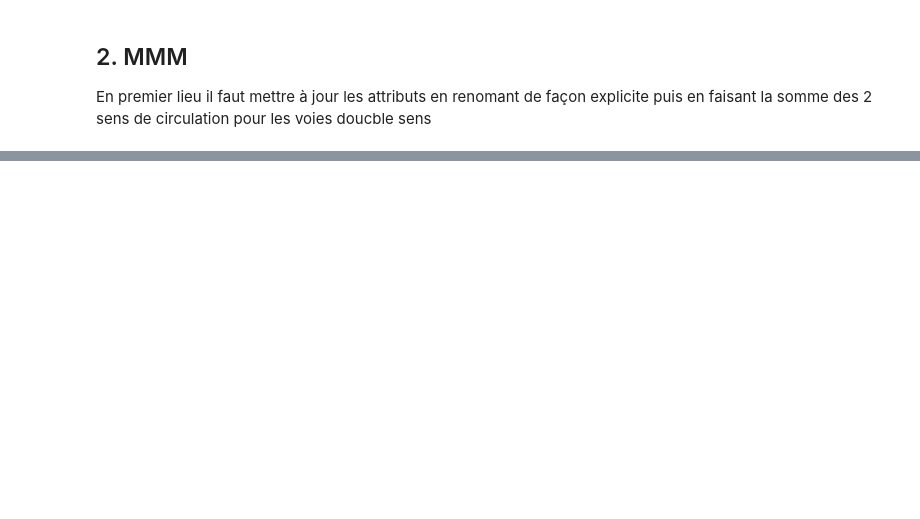
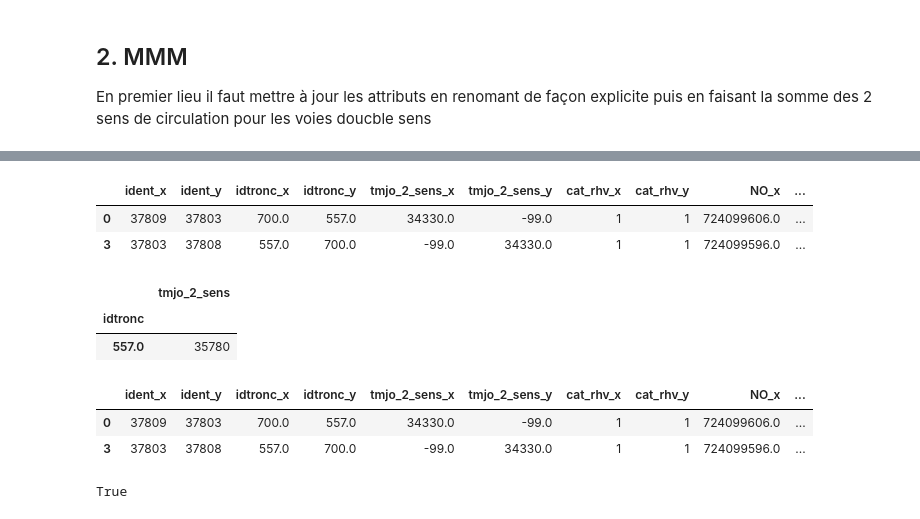
Before and after one commit to nantodevison/Lin_uniq_BdxM, a Jupyter notebook: Lin_uniq_BdxM/Traitements/traitements.ipynb, the cells around one changed output, grey strips where cells are left out. Cells and saved outputs as stored; diff of their text form; code cells hidden in the pictures; blank space fills up the shorter version.

```diff
--- a/Lin_uniq_BdxM/Traitements/traitements.ipynb
+++ b/Lin_uniq_BdxM/Traitements/traitements.ipynb
@@ -740,3 +678,4 @@ with ct.ConnexionBdd('local_otv') as c :
 # %%
 #importer le fichier simplifie
 mmm_simple=gp.read_file(r'D:\temp\Linearisation_BM\C19SA0101\C19SA0101\Doc_travail\Donnees_produites\Donnees\MMM_simplifie.shp')
+cle_mmm_rhv=gp.read_file(r'D:\temp\Linearisation_BM\C19SA0101\C19SA0101\Doc_travail\Donnees_produites\Donnees\appariementV0.shp')
@@ -748,5 +681,0 @@ noeud_sup2Voies=graph_mmm_filaire_vertex.loc[graph_mmm_filaire_vertex['cnt']>2].
-# %%
-#trouver la correspondance entre les lignes
-#importer les données de correspondance
-with ct.ConnexionBdd('local_otv') as c :
-    cle_mmm_rhv = gp.read_postgis('select * from linearisation_bm.appariement_etape1_2_3_4_5', c.connexionPsy)
@@ -933,8 +696,10 @@ lgn_rdpt=df_avec_rd_pt.loc[~df_avec_rd_pt.id_rdpt.isna()].copy()
 dico_noeud=creer_dico_noeud_rdpt(lgn_rdpt)
 # %%
 # àpartir du dico on va remplacer les valeurs de source ou target par la valeur de clé du dico.
-gdf_rhv_rdpt_simple=gdf_rhv_cpt_perm_123.loc[~gdf_rhv_cpt_perm_123.index.isin(lgn_rdpt.ident.to_list())].copy()
+gdf_base=gdf_rhv_cpt_perm_123.copy()
+gdf_rhv_rdpt_simple=gdf_base.loc[~gdf_base.index.isin(lgn_rdpt.ident.to_list())].copy()
 #remplacement des sources et targets :
 simplifier_noeud_rdpt(gdf_rhv_rdpt_simple, dico_noeud)
 #puis recalculer le count du nb de ligne par noeud (en otant les lignes qui font les rdpoints)
 cnt_maj=maj_graph_rdpt(gdf_rhv_rdpt_simple)
+noeuds_estim, noeuds_grp, df_noeuds=et.noeuds_estimables(gdf_rhv_rdpt_simple)
@@ -945,8 +774,25 @@ noeuds_estim, noeuds_grp, df_noeuds=et.noeuds_estimables(gdf_rhv_rdpt_simple)
 # %%
 # pour chaque noeuds :
   #calcul des troncons arrivants
-num_noeud=1063
-df_troncon_noeud=et.carac_troncon_noeud(gdf_rhv_rdpt_simple, gdf_rhv_cpt_perm_123, graph_filaire_123_vertex,num_noeud,df_noeuds)
-   #determiner si on est dans le cas d'une voie pouvant etre estimée par calcul (3 troncon dont 1 seul manquant) ou par analogie avec le MMM
+num_noeud=3056
+print(num_noeud)
+df_troncon_noeud=et.carac_troncon_noeud(gdf_rhv_rdpt_simple.reset_index(), gdf_base, graph_filaire_123_vertex,num_noeud,df_noeuds)
+  #si tous les trafics du noeud sont déjà renseignés on passe
+if (df_troncon_noeud.tmjo_2_sens!=-99).all() :
+    print('on passe')
+  #determiner si on est dans le cas d'une voie pouvant etre estimée par calcul (3 troncon dont 1 seul manquant) ou par analogie avec le MMM
 if et.type_estim(df_troncon_noeud)=='calcul_3_voies' :
-    df_troncon_noeud.loc[df_troncon_noeud['tmjo_2_sens']==-99,'tmjo_2_sens']=df_troncon_noeud.apply(lambda x : et.calcul_trafic_manquant_3troncons(df_troncon_noeud), axis=1)
+    et.maj_trafic_3tronc(df_troncon_noeud)
+    df_update_traf=df_troncon_noeud[['idtronc','tmjo_2_sens']].set_index('idtronc').drop_duplicates()
+else : #RETRAVAILLER : CA NE MARCHE PAS COMME PREVU
+    matrice_rhv=et.matrice_troncon_noeud_rhv(df_troncon_noeud,lgn_rdpt)
+    joint_fv_mmm_e2=et.estim_mmm_jointure_voies(matrice_rhv,cle_mmm_rhv)
+    trafic_inconnus_prior_cat=et.isoler_trafic_inconnu(joint_fv_mmm_e2)
+    trafc_rens=et.trafic_mmm(trafic_inconnus_prior_cat,mmm_simple,num_noeud, graph_filaire_123_vertex,gdf_rhv_rdpt_simple.reset_index(),cle_mmm_rhv)
+    df_update_traf=et.calcul_trafic_rhv_depuisMMM(trafc_rens).set_index('idtronc').rename(columns={'tmjo_2_sens_extrapol':'tmjo_2_sens'})
+"""gdf_rhv_rdpt_simple=gdf_rhv_rdpt_simple.set_index('idtronc')
+gdf_rhv_rdpt_simple.update(df_update_traf[['tmjo_2_sens']])
+gdf_rhv_rdpt_simple.reset_index(inplace=True)
+gdf_base=gdf_base.set_index('idtronc')
+gdf_base.update(df_update_traf[['tmjo_2_sens']])
+gdf_base.reset_index(inplace=True)"""
@@ -966,0 +802,12 @@ nb_traf_a_estim=len(df_troncon_noeud.loc[df_troncon_noeud['tmjo_2_sens']==-99].i
+# %%
+trafc_rens
+# %% [output]
+|  | ident_x | ident_y | idtronc_x | idtronc_y | tmjo_2_sens_x | tmjo_2_sens_y | cat_rhv_x | cat_rhv_y | NO_x | ... |
+| 0 | 37809 | 37803 | 700.0 | 557.0 | 34330.0 | -99.0 | 1 | 1 | 724099606.0 | ... |
+| 3 | 37803 | 37808 | 557.0 | 700.0 | -99.0 | 34330.0 | 1 | 1 | 724099596.0 | ... |
+# %%
+df_update_traf
+# %% [output]
+|  | tmjo_2_sens |
+| idtronc |  |
+| 557.0 | 35780 |
@@ -966,0 +895,10 @@ nb_traf_a_estim=len(df_troncon_noeud.loc[df_troncon_noeud['tmjo_2_sens']==-99].i
+# %%
+traf_mmm2
+# %% [output]
+|  | ident_x | ident_y | idtronc_x | idtronc_y | tmjo_2_sens_x | tmjo_2_sens_y | cat_rhv_x | cat_rhv_y | NO_x | ... |
+| 0 | 37809 | 37803 | 700.0 | 557.0 | 34330.0 | -99.0 | 1 | 1 | 724099606.0 | ... |
+| 3 | 37803 | 37808 | 557.0 | 700.0 | -99.0 | 34330.0 | 1 | 1 | 724099596.0 | ... |
+# %%
+274 in dico_erreur.keys()
+# %% [output]
+True
```
Also changed, not shown: parts of 45 cells of this notebook, 6 other files.
